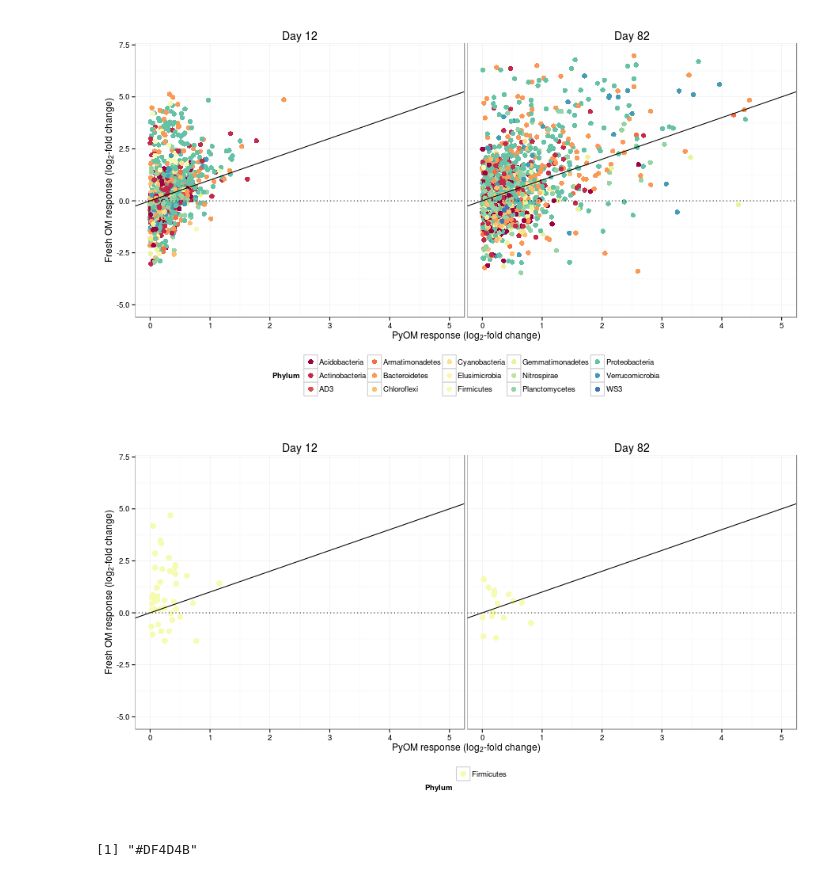
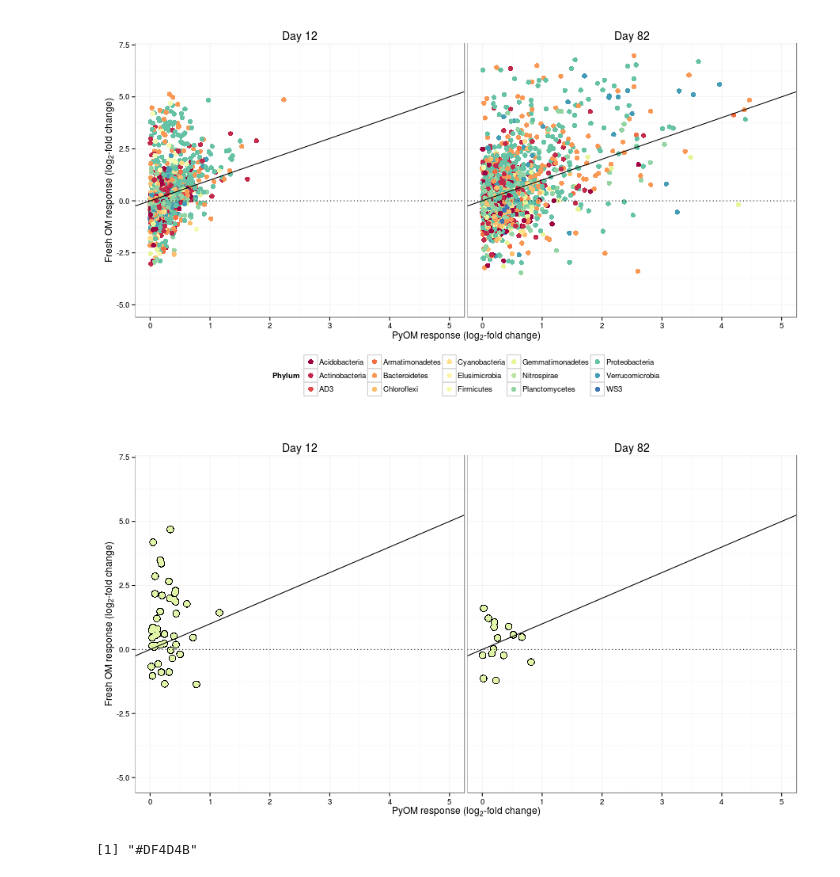
Before and after one commit to TheaWhitman/PyOM, a Jupyter notebook: manuscript_figures/Log2-fold_change_plots.ipynb, the cells around one changed output. Drawn from its saved outputs; the diff is of its cells as text; code cells hidden in the pictures.

```diff
--- a/manuscript_figures/Log2-fold_change_plots.ipynb
+++ b/manuscript_figures/Log2-fold_change_plots.ipynb
@@ -238,7 +238,7 @@ p
 #p = ggplot(d.plot, aes(x = `1`, y =`2`))
 D <- d.narm.tax
 
-keep<-"Firmicutes"
+keep<-"Gemmatimonadetes"
 D2<-D[(D$taxonomy.Phylum %in% keep),]
 D2$taxonomy.Phylum<-factor(D2$taxonomy.Phylum)
 # Selecting the phylum
@@ -246,39 +246,39 @@ D2$taxonomy.Phylum<-factor(D2$taxonomy.Phylum)
 mintaxa<-20
 sums<-ddply(D2,"taxonomy.Phylum",summarize,sum=length(taxonomy.Phylum))
 remove<-sums$taxonomy.Phylum[sums$sum<=mintaxa]
 D2<-D2[!(D2$taxonomy.Phylum %in% remove),]
 D2$taxonomy.Phylum<-factor(D2$taxonomy.Phylum)
 # Removing the rare phyla
 
 D2$DayName = ifelse(D2$Day==1,"Day 12",ifelse(D2$Day==2,"Day 82","Day 1"))
 p = ggplot(D2, aes(x = PyOM, y =Stover, color=taxonomy.Phylum))
-p = p + geom_point(size=3.5)
+p = p + geom_point(size=4.5, colour="black") + geom_point(size=3.5, colour="#E1F5A9")
 p = p + geom_abline(slope = 1, intercept = 0)
 p = p + geom_abline(slope = 0, intercept = 0, linetype=3)
 # p = p + geom_abline(x=2)
 # p = p + stat_smooth(method = "lm")
 p = p + facet_wrap(~DayName, ncol=2)
 p = p + scale_x_continuous(limits = c(0, 5)) + scale_y_continuous(limits = c(-5, 7))
 p = p + theme_bw() +
   theme(
     plot.background = element_blank()
    #,panel.grid.major = element_blank()
    #,panel.grid.minor = element_blank()
   ) +
   theme(legend.position="bottom", strip.text.x = element_text(size=14),
         strip.background = element_rect(colour="white", fill="white"))
 p = p + guides(colour = guide_legend("Phylum", nrow=3))
                #shape = guide_legend("Days since addition"))
 p = p + labs(x=expression(paste("PyOM response (", log[2],"-fold change)",sep="")), y=expression(paste("Fresh OM response (", log[2],"-fold change)",sep="")))
 
 
-colourCount = 16
-getPalette = colorRampPalette(brewer.pal(11, "Spectral"))
-p = p + scale_colour_manual(values=getPalette(colourCount)[9])
-ggsave(filename = "Log2Firmi.pdf", plot = p, width=8, height = 6)
+#colourCount = 16
+#getPalette = colorRampPalette(brewer.pal(11, "Spectral"))
+#p = p + scale_colour_manual(values=getPalette(colourCount)[9])
+ggsave(filename = "Log2Gem.pdf", plot = p, width=8, height = 4.9)
 p
 # %% [output]
-[figure, old version]
+[figure, new version]
 # %%
 %%R
 values=getPalette(colourCount)
```
Also changed, not shown: parts of 1 cell of this notebook, 3 other files.
